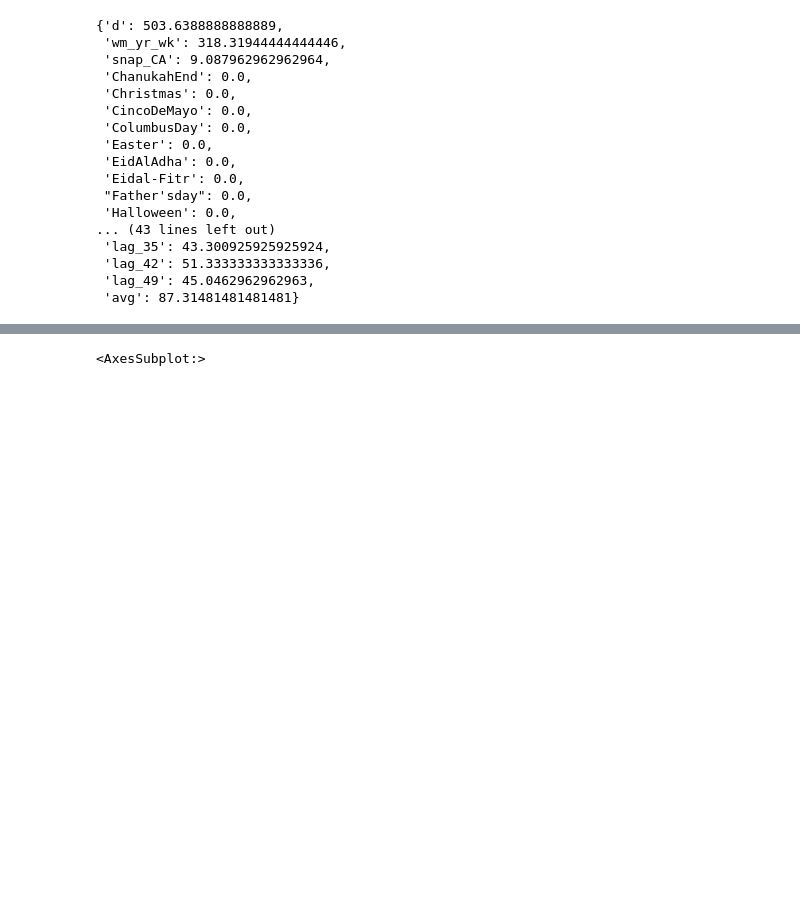
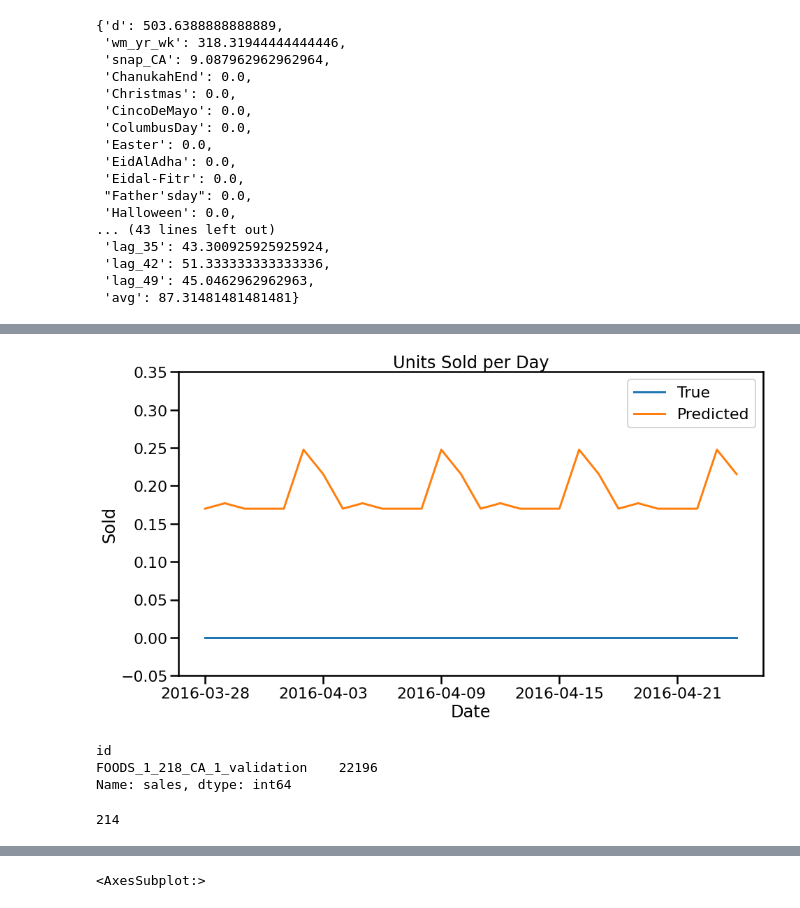
Before and after one commit to twood2015/Flatiron_Capstone, a Jupyter notebook: Working Notebooks/Modeling.ipynb, the cells around one changed output, grey strips where cells are left out. Cells and saved outputs as stored; diff of their text form; code cells hidden in the pictures; blank space fills up the shorter version.

Commit message:
added images and updated modeling notebook

```diff
--- a/Working Notebooks/Modeling.ipynb
+++ b/Working Notebooks/Modeling.ipynb
@@ -900,0 +896,2 @@ plt.plot(test_scores)
+# %%
+sns.set_context('poster')
@@ -900,0 +911,27 @@ plt.plot(test_scores)
+# %%
+pred = pd.Series(preds[7], index=trues[7].index)
+fig, ax = plt.subplots(figsize=(15, 8))
+sns.lineplot(data=trues[7], ax=ax)
+sns.lineplot(data=pred, ax=ax)
+ax.set_xticks(['2016-03-28', '2016-04-03', '2016-04-09', '2016-04-15', '2016-04-21'])
+ax.set_ybound(.35)
+ax.set_ylim(-.05)
+ax.set_ylabel('Sold')
+ax.set_xlabel('Date')
+ax.set_title('Units Sold per Day')
+ax.legend(['True', 'Predicted'])
+plt.savefig('../images/no_units_forecast.jpeg', facecolor='white');
+# %% [output]
+[figure, added]
+# %%
+CA1_F1_price.groupby('id')['sales'].sum().sort_values().tail(1)
+# %% [output]
+id
+FOODS_1_218_CA_1_validation    22196
+Name: sales, dtype: int64
+# %%
+for i, item in enumerate(items):
+    if item == 'FOODS_1_218_CA_1_validation':
+        print(i)
+# %% [output]
+214
```
Also changed, not shown: parts of 15 cells of this notebook, 3 other files.
